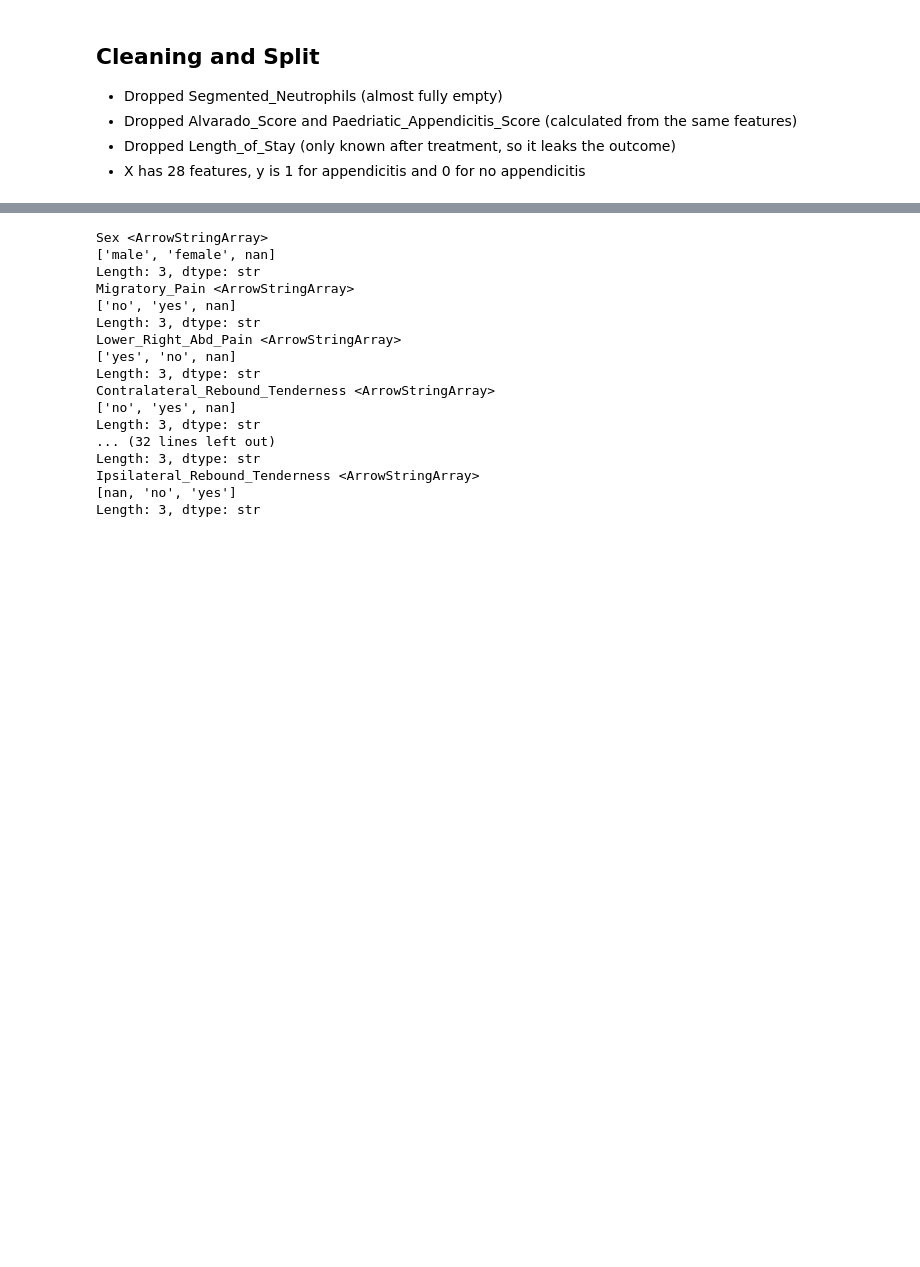
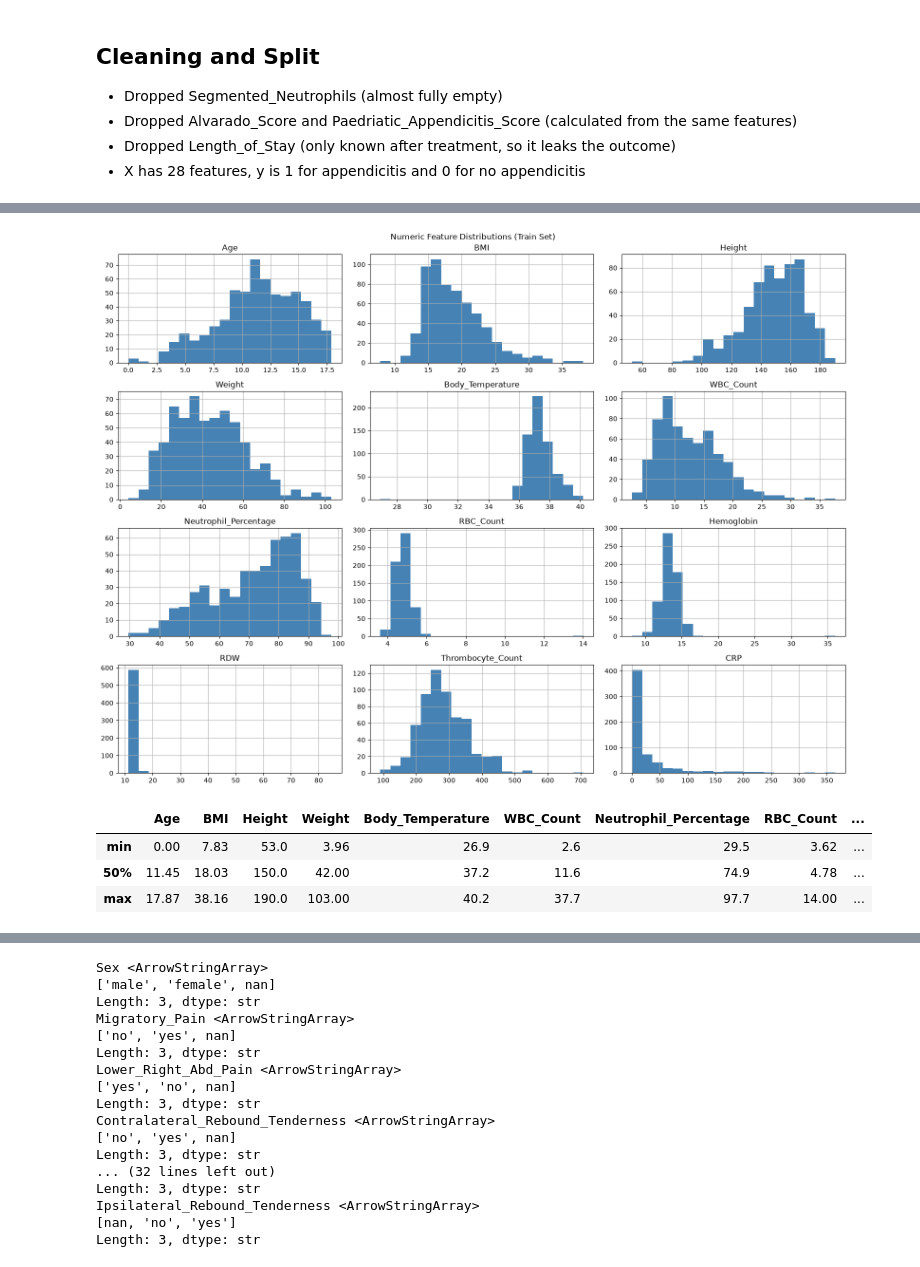
Before and after one commit to Mil9nn/pediatric-appendicitis, a Jupyter notebook: main.ipynb, the cells around one changed output, grey strips where cells are left out. Saved outputs shown, nothing was run; the diff lists cells and outputs as text; code cells hidden in the pictures; blank space fills up the shorter version.

```diff
--- a/main.ipynb
+++ b/main.ipynb
@@ -180,0 +193,14 @@ Name: count, dtype: int64
+# %%
+X_train[num_cols].hist(bins=20, figsize=(16, 12), color="steelblue")
+plt.suptitle("Numeric Feature Distributions (Train Set)")
+plt.tight_layout()
+plt.show()
+# %% [output]
+[figure, added]
+# %%
+X_train[num_cols].describe().loc[["min", "50%", "max"]].round(2)
+# %% [output]
+|  | Age | BMI | Height | Weight | Body_Temperature | WBC_Count | Neutrophil_Percentage | RBC_Count | ... |
+| min | 0.00 | 7.83 | 53.0 | 3.96 | 26.9 | 2.6 | 29.5 | 3.62 | ... |
+| 50% | 11.45 | 18.03 | 150.0 | 42.00 | 37.2 | 11.6 | 74.9 | 4.78 | ... |
+| max | 17.87 | 38.16 | 190.0 | 103.00 | 40.2 | 37.7 | 97.7 | 14.00 | ... |
```
Also changed, not shown: parts of 7 cells of this notebook.
